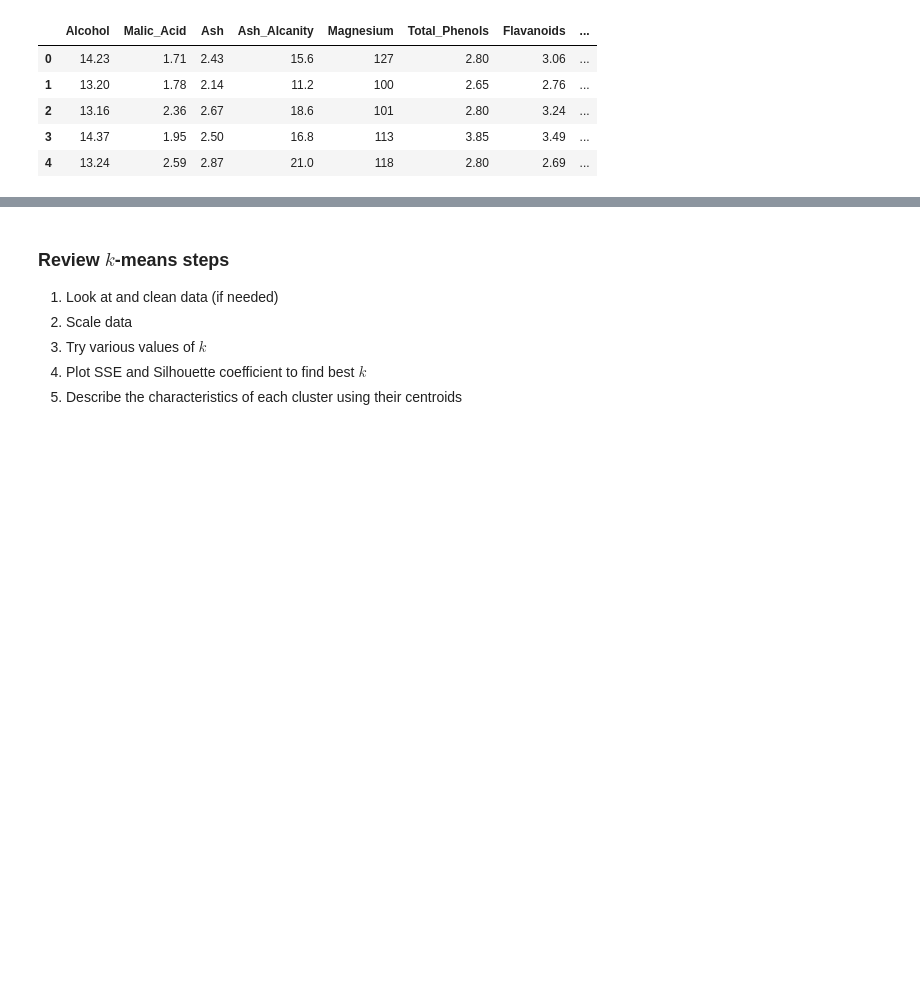
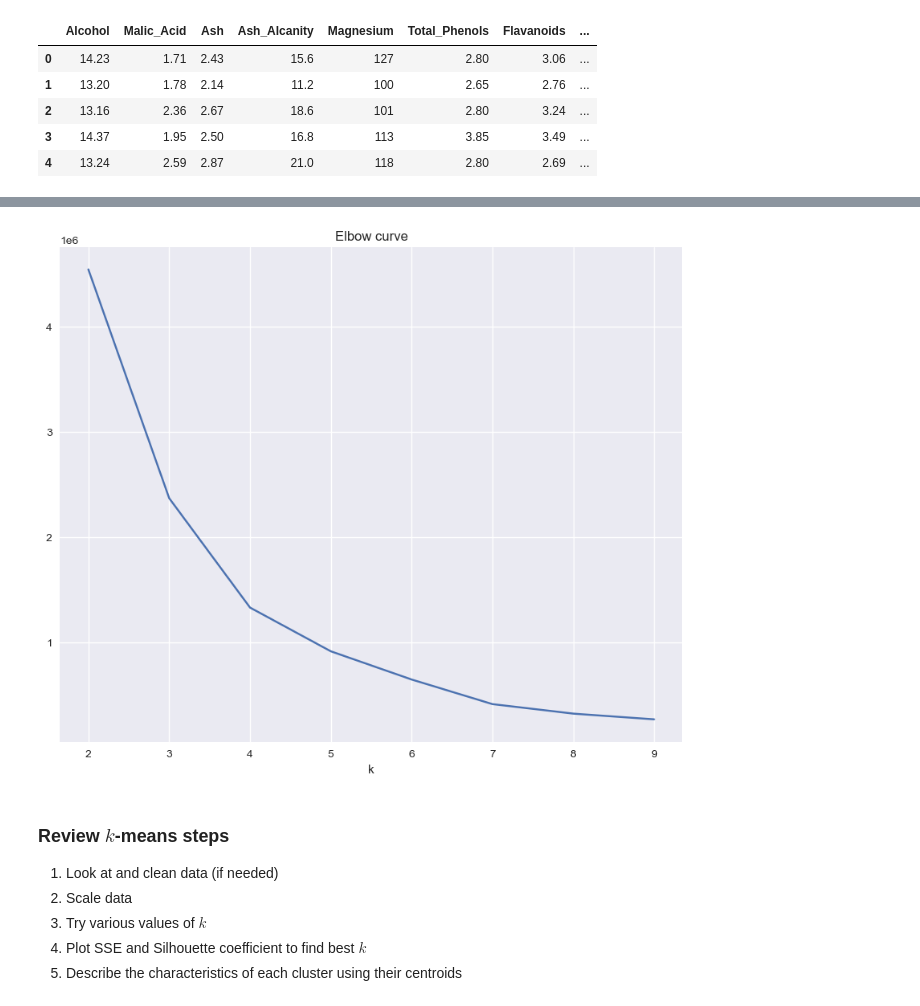
Before and after one commit to SangyunT/NATL-DS-051523, a Jupyter notebook: Phase4/kmeans_clustering.ipynb, the cells around one changed output, grey strips where cells are left out. Saved outputs shown, nothing was run; the diff lists cells and outputs as text; code cells hidden in the pictures; blank space fills up the shorter version.

```diff
--- a/Phase4/kmeans_clustering.ipynb
+++ b/Phase4/kmeans_clustering.ipynb
@@ -538,0 +537,9 @@ memory usage: 18.2 KB
+# %%
+silhouette = []
+for k in range(2, 10):
+    clusters = KMeans(n_clusters=k, random_state=10)
+    cluster_labels = clusters.fit_predict(wine)
+    silhouette_avg = metrics.silhouette_score(wine, cluster_labels)
+    silhouette.append(silhouette_avg)
+
+silhouette # cluster with 2
@@ -538,0 +555,10 @@ memory usage: 18.2 KB
+# %%
+distortions = []
+
+# Calculate SSE for different K
+for k in range(2, 10):
+    kmeans = KMeans(n_clusters=k, random_state=301)
+    kmeans.fit(wine)
+    distortions.append(kmeans.inertia_)
+
+distortions
@@ -539,3 +574,11 @@ memory usage: 18.2 KB
+# %%
+fig, ax = plt.subplots(figsize=(10, 8))
+ax.set_title('Elbow curve')
+ax.set_xlabel('k')
+ax.plot(range(2, 10), distortions)
+ax.grid(True)
+# %% [output]
+[figure, added]
 # %% [markdown]
 ### Review $k$-means steps
 1. Look at and clean data (if needed)
```
Also changed, not shown: parts of 10 cells of this notebook.
